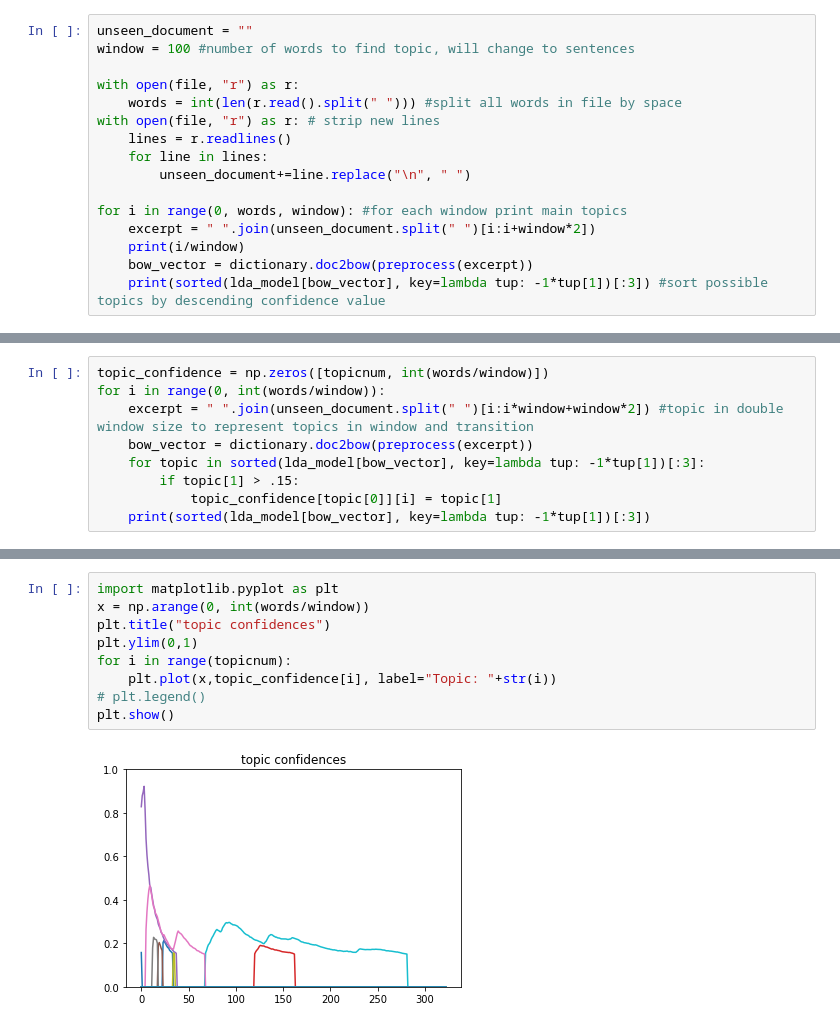
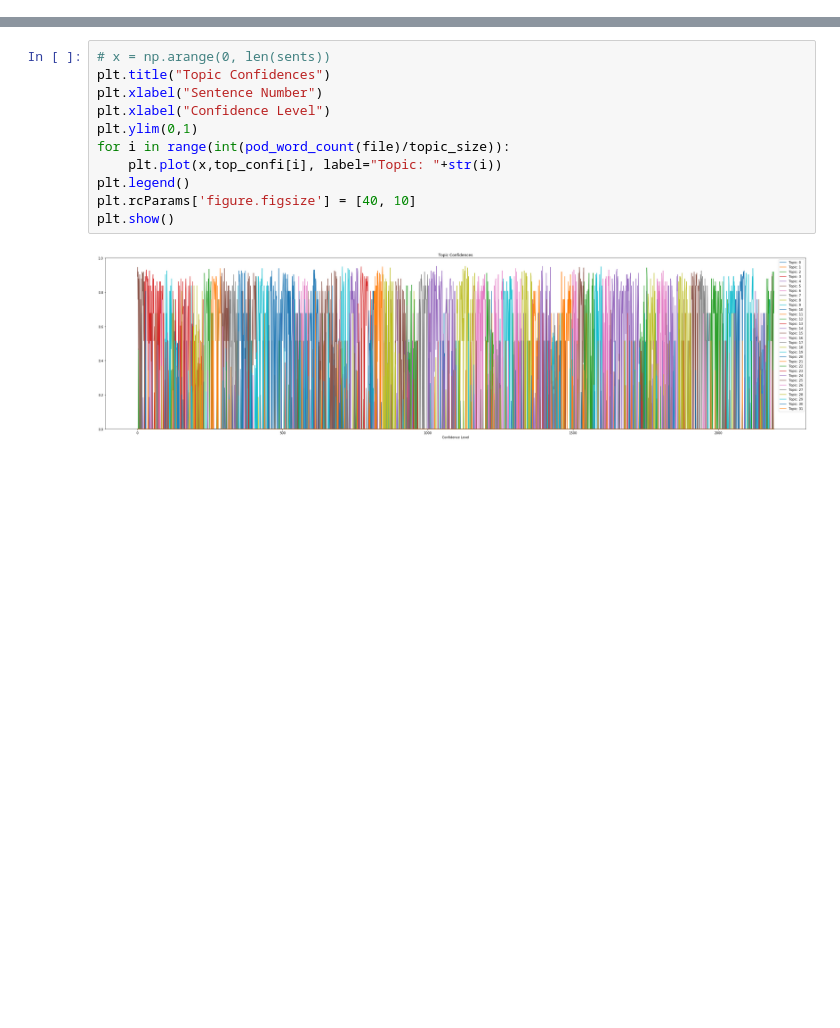
Before and after one commit to Empyr3an/Checkra, a Jupyter notebook: timestamps.ipynb, the cells around one changed output, grey strips where cells are left out. Cells and saved outputs as stored; diff of their text form; blank space fills up the shorter version.

Commit message:
implemented sentence by sentence topic modeling and graphed topics

```diff
--- a/timestamps.ipynb
+++ b/timestamps.ipynb
@@ -74,16 +28,0 @@ sorted(lda_model[bow_vector], key=lambda tup: -1*tup[1])
-# %%
-unseen_document = ""
-window = 100 #number of words to find topic, will change to sentences
-
-with open(file, "r") as r:
-    words = int(len(r.read().split(" "))) #split all words in file by space
-with open(file, "r") as r: # strip new lines
-    lines = r.readlines()
-    for line in lines:
-        unseen_document+=line.replace("\n", " ")
-
-for i in range(0, words, window): #for each window print main topics
-    excerpt = " ".join(unseen_document.split(" ")[i:i+window*2])
-    print(i/window)
-    bow_vector = dictionary.doc2bow(preprocess(excerpt))
-    print(sorted(lda_model[bow_vector], key=lambda tup: -1*tup[1])[:3]) #sort possible topics by descending confidence value
@@ -108,9 +28,0 @@ for i in range(0, words, window): #for each window print main topics
-# %%
-topic_confidence = np.zeros([topicnum, int(words/window)])
-for i in range(0, int(words/window)):
-    excerpt = " ".join(unseen_document.split(" ")[i:i*window+window*2]) #topic in double window size to represent topics in window and transition
-    bow_vector = dictionary.doc2bow(preprocess(excerpt))
-    for topic in sorted(lda_model[bow_vector], key=lambda tup: -1*tup[1])[:3]:
-        if topic[1] > .15:
-            topic_confidence[topic[0]][i] = topic[1]
-    print(sorted(lda_model[bow_vector], key=lambda tup: -1*tup[1])[:3])
@@ -156,11 +70,13 @@ for topics in range(topicnum):
 # %%
-import matplotlib.pyplot as plt
-x = np.arange(0, int(words/window))
-plt.title("topic confidences")
+# x = np.arange(0, len(sents))
+plt.title("Topic Confidences")
+plt.xlabel("Sentence Number")
+plt.xlabel("Confidence Level")
 plt.ylim(0,1)
-for i in range(topicnum):
-    plt.plot(x,topic_confidence[i], label="Topic: "+str(i))
-# plt.legend()
+for i in range(int(pod_word_count(file)/topic_size)):
+    plt.plot(x,top_confi[i], label="Topic: "+str(i))
+plt.legend()
+plt.rcParams['figure.figsize'] = [40, 10]
 plt.show()
 # %% [output]
-[figure, old version]
+[figure, new version]
```
Also changed, not shown: parts of 8 cells of this notebook, 3 other files.
